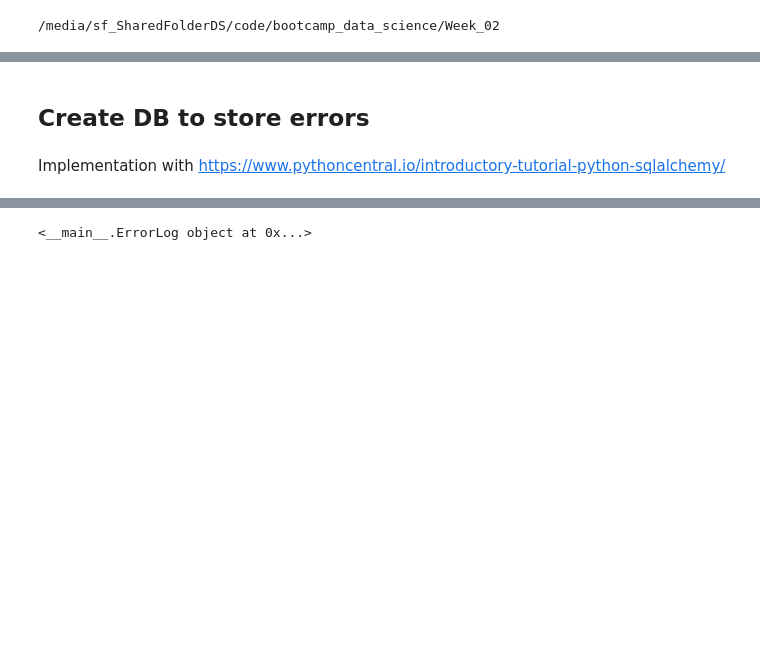
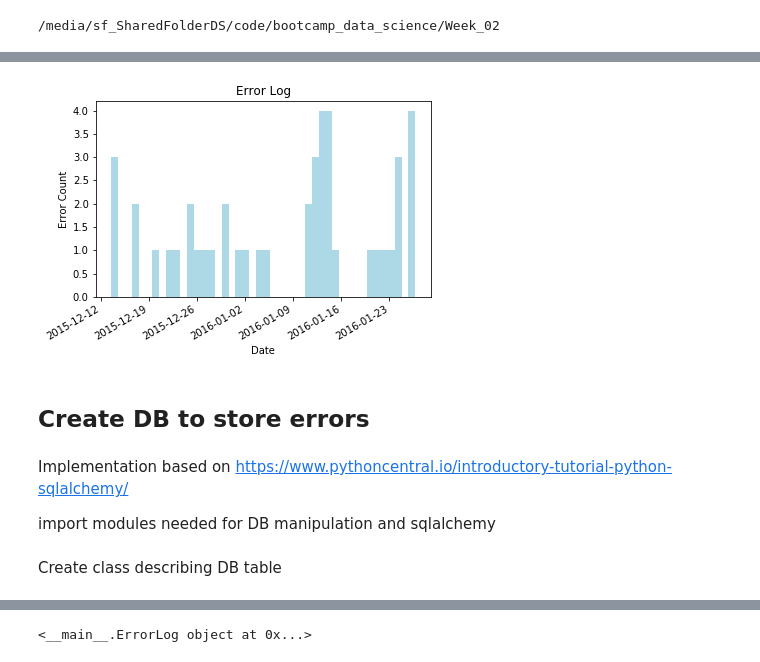
Before and after one commit to kajzer/bootcamp_data_science, a Jupyter notebook: Week_02/Parse_syslog.ipynb, the cells around one changed output, grey strips where cells are left out. Cells and saved outputs as stored; diff of their text form; code cells hidden in the pictures; blank space fills up the shorter version.

```diff
--- a/Week_02/Parse_syslog.ipynb
+++ b/Week_02/Parse_syslog.ipynb
@@ -114,7 +154,13 @@ DataProcess.get_error_data()
+# %%
+DataProcess.plot_err_hist()
+# %% [output]
+[figure, added]
 # %% [markdown]
 ## Create DB to store errors
 # %% [markdown]
-Implementation with https://www.pythoncentral.io/introductory-tutorial-python-sqlalchemy/
+Implementation based on https://www.pythoncentral.io/introductory-tutorial-python-sqlalchemy/
+
+import modules needed for DB manipulation and sqlalchemy
 # %%
 import os
 import sys
@@ -125,6 +171,8 @@ from sqlalchemy import create_engine
 from sqlalchemy.orm import sessionmaker
 
 Base = declarative_base()
+# %% [markdown]
+Create class describing DB table
 # %%
 class ErrorLog(Base):
     __tablename__ = 'errorlog'
```
Also changed, not shown: parts of 28 cells of this notebook, 7 other files.
